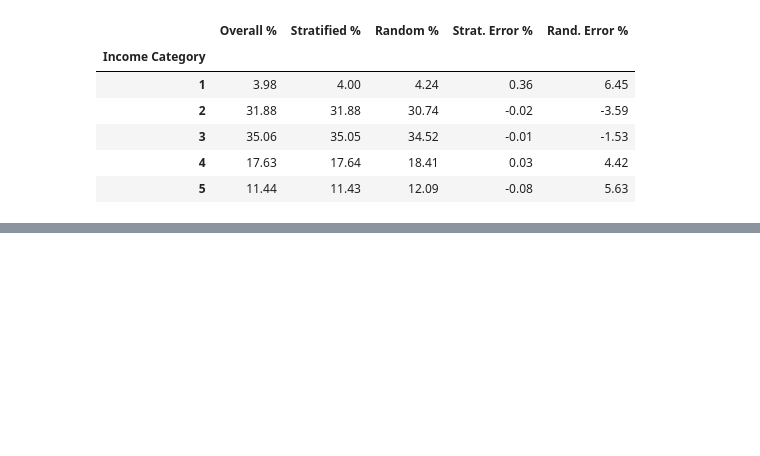
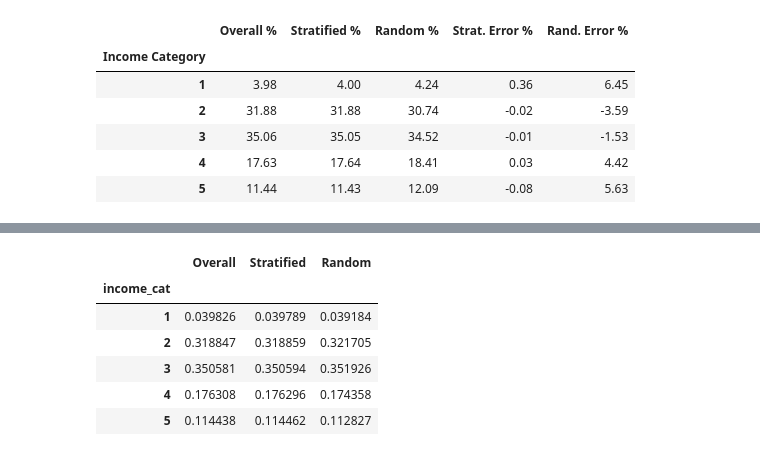
Before and after one commit to ankushdhanda/ml-end-to-end-project, a Jupyter notebook: notebooks/01-housing-eda.ipynb, the cells around one changed output, grey strips where cells are left out. Saved outputs shown, nothing was run; the diff lists cells and outputs as text; code cells hidden in the pictures; blank space fills up the shorter version.

Commit message:
feat: add stratified vs random comparison and handle temporary features properly

```diff
--- a/notebooks/01-housing-eda.ipynb
+++ b/notebooks/01-housing-eda.ipynb
@@ -339,3 +345,22 @@ compare_props["Rand. Error %"] = (compare_props["Random %"] /
+# %%
+def income_cat_proportions(data):
+    return data["income_cat"].value_counts(normalize=True)
+
+compare_props = pd.DataFrame({
+    "Overall": income_cat_proportions(housing_full),
+    "Stratified": income_cat_proportions(strat_train_set),
+    "Random": income_cat_proportions(train_set),
+}).sort_index()
+
+compare_props
+# %% [output]
+|  | Overall | Stratified | Random |
+| income_cat |  |  |  |
+| 1 | 0.039826 | 0.039789 | 0.039184 |
+| 2 | 0.318847 | 0.318859 | 0.321705 |
+| 3 | 0.350581 | 0.350594 | 0.351926 |
+| 4 | 0.176308 | 0.176296 | 0.174358 |
+| 5 | 0.114438 | 0.114462 | 0.112827 |
 # %%
 for set_ in (strat_train_set, strat_test_set):
     set_.drop("income_cat", axis=1, inplace=True)
```
Also changed, not shown: parts of 3 cells of this notebook.
